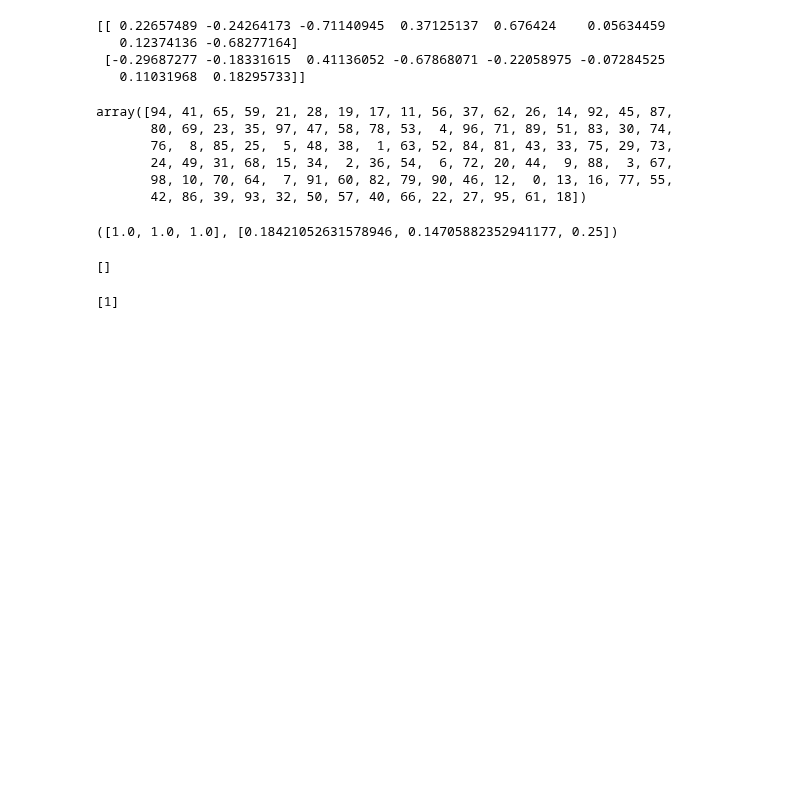
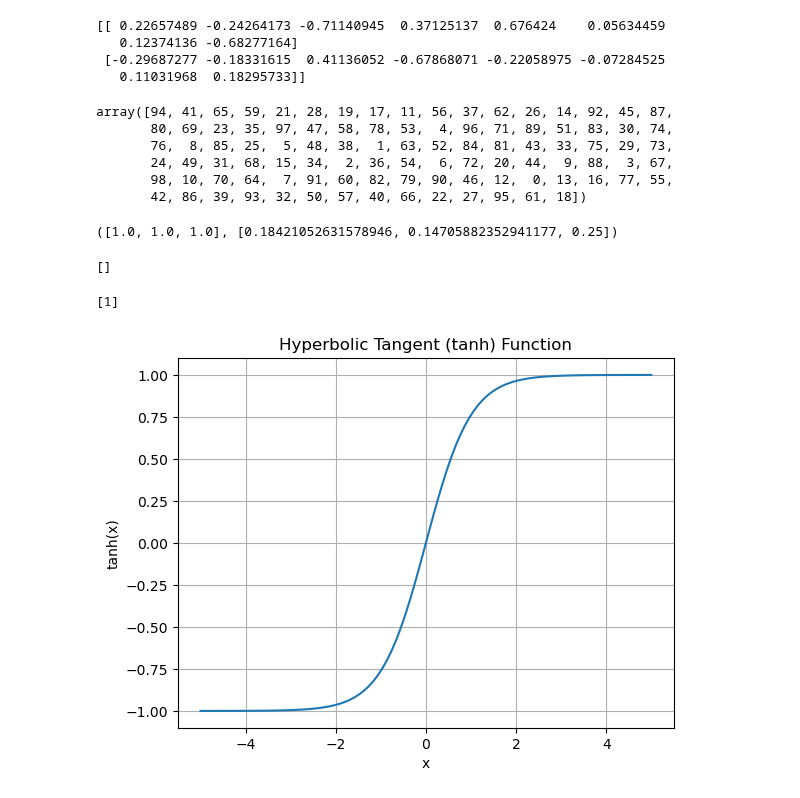
Before and after one commit to Frankalexej/wavln, a Jupyter notebook: try.ipynb, the cells around one changed output. Drawn from its saved outputs; the diff is of its cells as text; code cells hidden in the pictures; blank space fills up the shorter version.

```diff
--- a/try.ipynb
+++ b/try.ipynb
@@ -435,3 +435,23 @@ generate_boundaries(np.random.randn(3, 8))
 [1, 2][:-1]
 # %% [output]
 [1]
+# %%
+import numpy as np
+import matplotlib.pyplot as plt
+
+# Generate x values
+x = np.linspace(-5, 5, 100)
+
+# Calculate tanh values for each x
+y = np.tanh(x)
+
+# Create the plot
+plt.plot(x, y, label='tanh(x)')
+plt.xlabel('x')
+plt.ylabel('tanh(x)')
+plt.title('Hyperbolic Tangent (tanh) Function')
+plt.grid(True)
+# plt.legend()
+plt.show()
+# %% [output]
+[figure, added]
```
